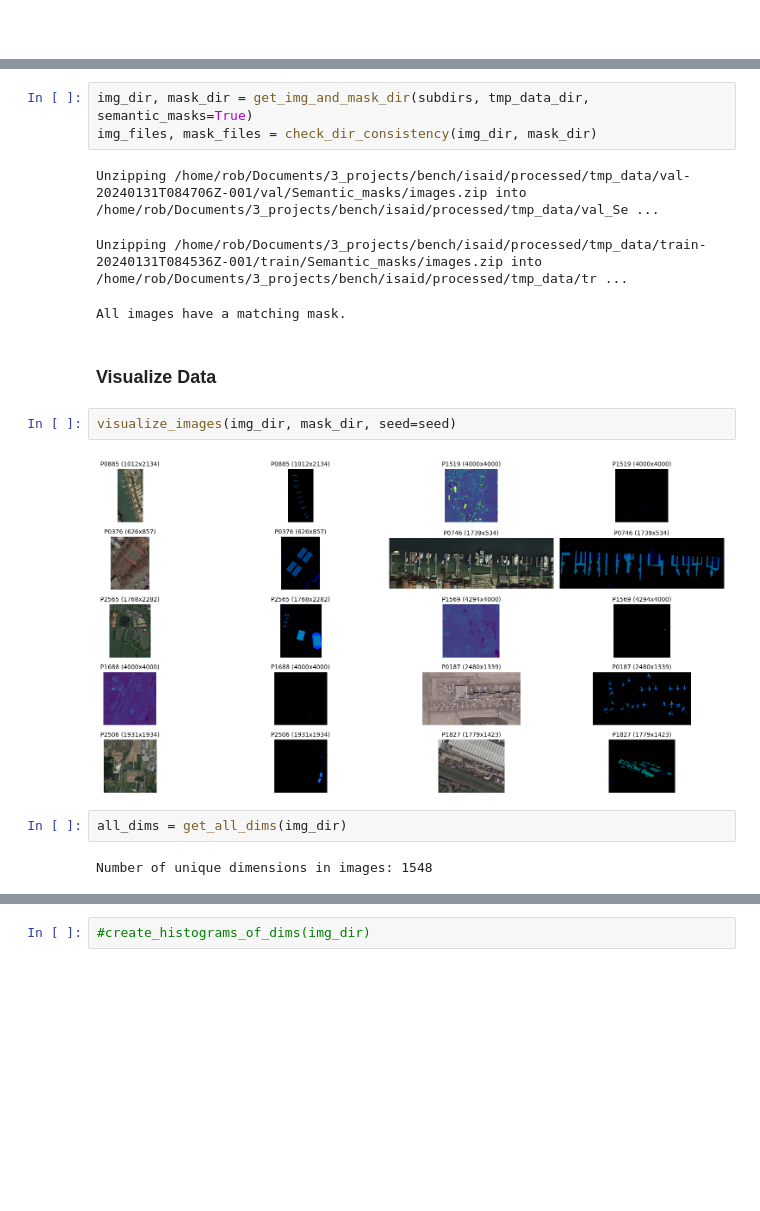
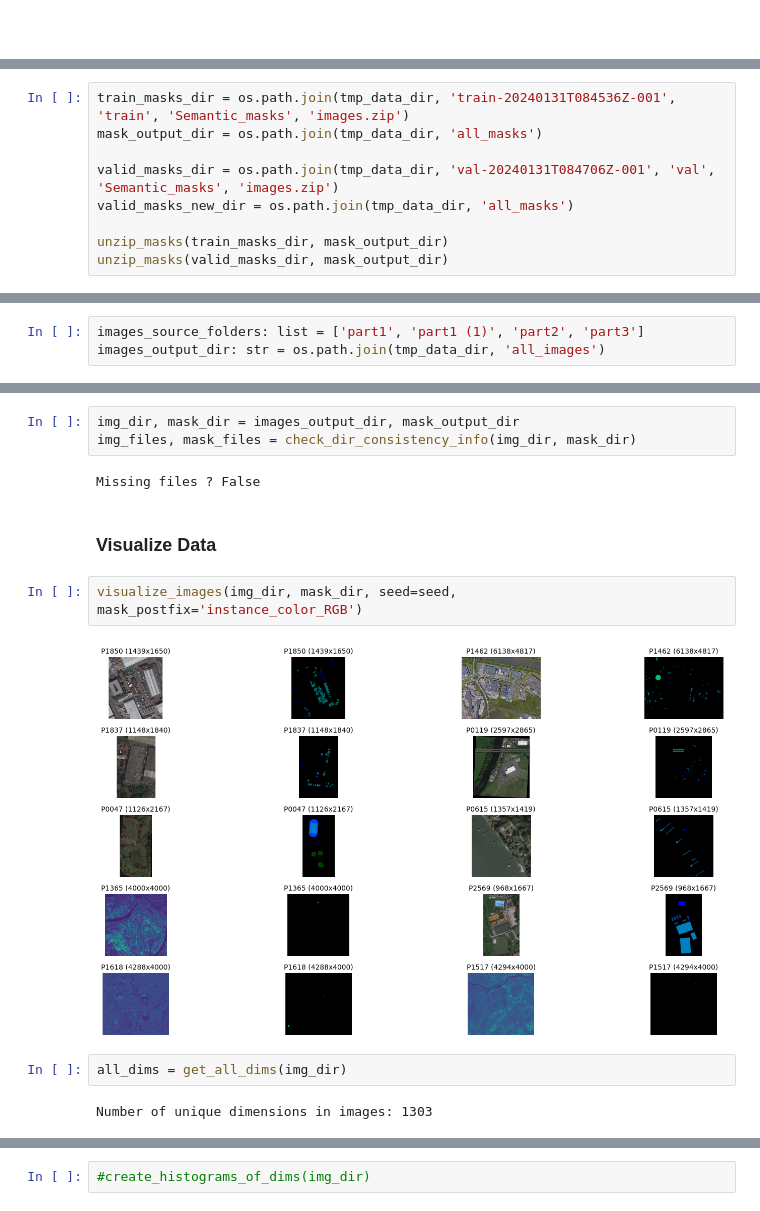
Before and after one commit to RobGhys/seg-equi-architectures, a Jupyter notebook: src/Benchmarks/preprocessing/PREPROCESSING_isaid.ipynb, the cells around one changed output, grey strips where cells are left out. Saved outputs shown, nothing was run; the diff lists cells and outputs as text; blank space fills up the shorter version.

Commit message:
new pre-processing for isaid - colored masks

```diff
--- a/src/Benchmarks/preprocessing/PREPROCESSING_isaid.ipynb
+++ b/src/Benchmarks/preprocessing/PREPROCESSING_isaid.ipynb
@@ -254,0 +178,9 @@ def get_img_and_mask_dir(subdirs: str, tmp_data_dir: str, semantic_masks: bool =
+# %%
+train_masks_dir = os.path.join(tmp_data_dir, 'train-20240131T084536Z-001', 'train', 'Semantic_masks', 'images.zip')
+mask_output_dir = os.path.join(tmp_data_dir, 'all_masks')
+
+valid_masks_dir = os.path.join(tmp_data_dir, 'val-20240131T084706Z-001', 'val', 'Semantic_masks', 'images.zip')
+valid_masks_new_dir = os.path.join(tmp_data_dir, 'all_masks')
+
+unzip_masks(train_masks_dir, mask_output_dir)
+unzip_masks(valid_masks_dir, mask_output_dir)
@@ -254,0 +193,3 @@ def get_img_and_mask_dir(subdirs: str, tmp_data_dir: str, semantic_masks: bool =
+# %%
+images_source_folders: list = ['part1', 'part1 (1)', 'part2', 'part3']
+images_output_dir: str = os.path.join(tmp_data_dir, 'all_images')
@@ -255,20 +254,18 @@ def get_img_and_mask_dir(subdirs: str, tmp_data_dir: str, semantic_masks: bool =
 # %%
-img_dir, mask_dir = get_img_and_mask_dir(subdirs, tmp_data_dir, semantic_masks=True)
-img_files, mask_files = check_dir_consistency(img_dir, mask_dir)
+img_dir, mask_dir = images_output_dir, mask_output_dir
+img_files, mask_files = check_dir_consistency_info(img_dir, mask_dir)
 # %% [output]
-Unzipping /home/rob/Documents/3_projects/bench/isaid/processed/tmp_data/val-20240131T084706Z-001/val/Semantic_masks/images.zip into /home/rob/Documents/3_projects/bench/isaid/processed/tmp_data/val_Se ...
+Missing files ? False
-Unzipping /home/rob/Documents/3_projects/bench/isaid/processed/tmp_data/train-20240131T084536Z-001/train/Semantic_masks/images.zip into /home/rob/Documents/3_projects/bench/isaid/processed/tmp_data/tr ...
-All images have a matching mask.
 # %% [markdown]
 ### Visualize Data
 # %%
-visualize_images(img_dir, mask_dir, seed=seed)
+visualize_images(img_dir, mask_dir, seed=seed, mask_postfix='instance_color_RGB')
 # %% [output]
-[figure, old version]
+[figure, new version]
 # %%
 all_dims = get_all_dims(img_dir)
 # %% [output]
-Number of unique dimensions in images: 1548
+Number of unique dimensions in images: 1303
 # %%
 min_width = min(dim[0] for dim in all_dims)
 min_height = min(dim[1] for dim in all_dims)
```
Also changed, not shown: parts of 32 cells of this notebook, 5 other files.
